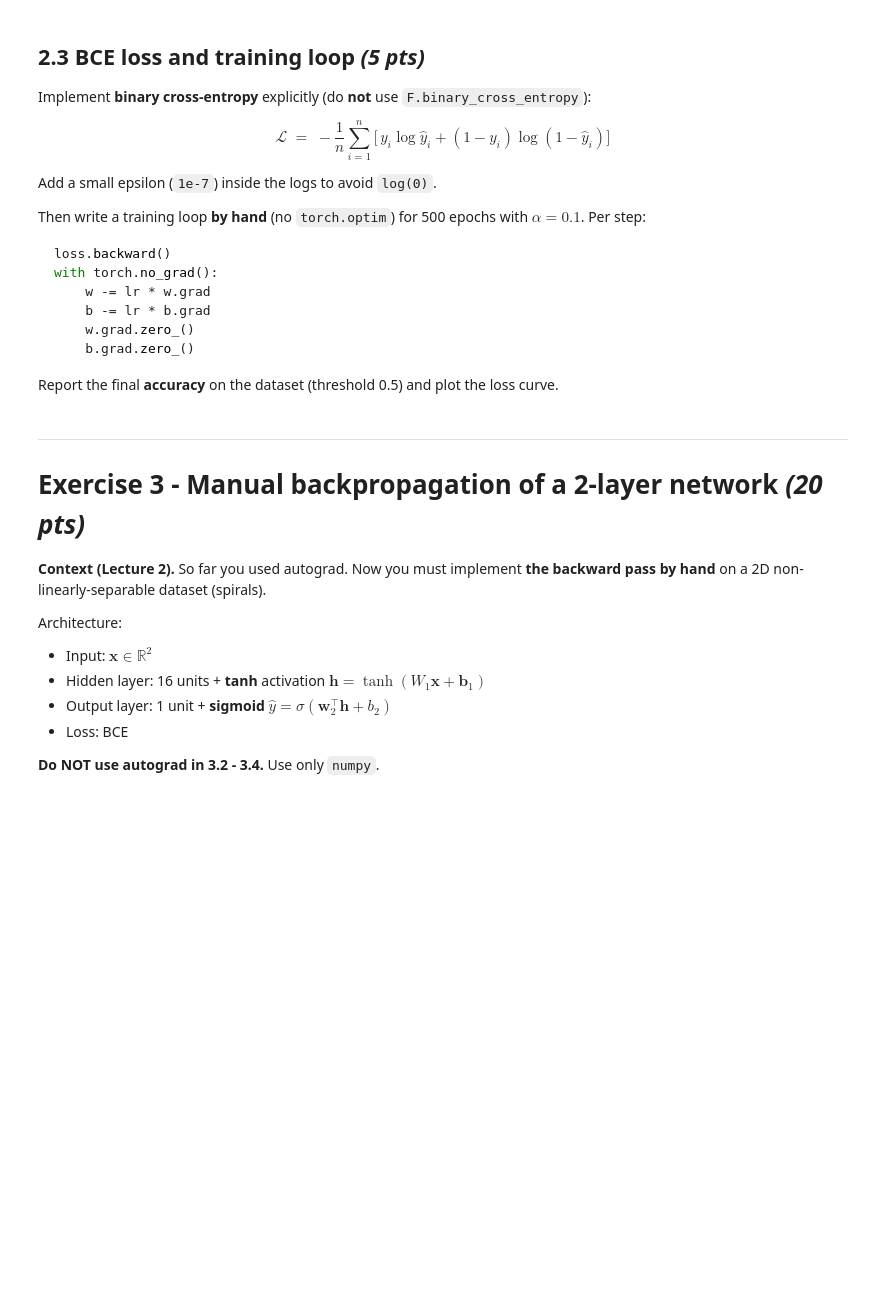
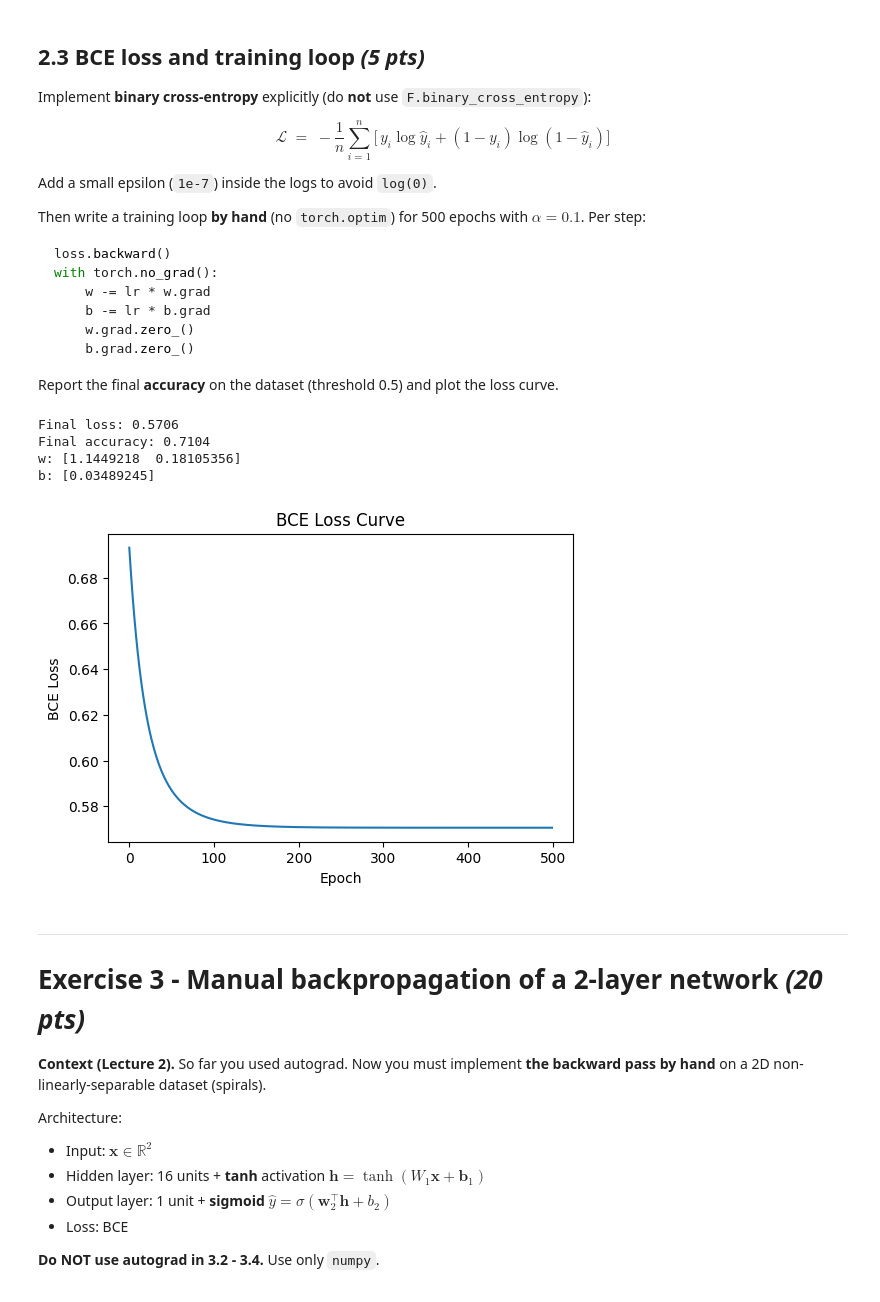
Before and after one commit to SusanaGonzales/Personal, a Jupyter notebook: homework_1/code-Part 2.ipynb, the cells around one changed output. Cells and saved outputs as stored; diff of their text form; code cells hidden in the pictures; blank space fills up the shorter version.

```diff
--- a/homework_1/code-Part 2.ipynb
+++ b/homework_1/code-Part 2.ipynb
@@ -277,8 +279,8 @@ df = pd.read_csv(DATA_DIR / "diabetes.csv")
 
 # TODO: build X (shape (n, 2)) with columns 'bmi' and 'age', and y (shape (n,))
 # binary using the median of 'target'.
-X = None
-y = None
+X = df[["bmi", "age"]].to_numpy()
+y = (df["target"] > df["target"].median()).astype(np.float32).to_numpy()
 
 # Standardize X (important for sigmoid)
 X = (X - X.mean(axis=0)) / X.std(axis=0)
@@ -286,6 +288,7 @@ X = (X - X.mean(axis=0)) / X.std(axis=0)
 # Convert to tensors
 X_t = torch.tensor(X, dtype=torch.float32)
 y_t = torch.tensor(y, dtype=torch.float32)
+
 print("X_t:", X_t.shape, "| y_t:", y_t.shape, "| positive rate:", y_t.mean().item())
 
-raise NotImplementedError("Complete 2.1")
+#raise NotImplementedError("Complete 2.1")
@@ -306,13 +311,14 @@ tensors explicitly.
 torch.manual_seed(SEED)
 
 # TODO: create w (shape (2,)) and b (shape (1,)) as torch tensors with requires_grad=True
-w = None
-b = None
+w = torch.zeros(2, requires_grad=True)
+b = torch.zeros(1, requires_grad=True)
 
 def forward(X):
-    \"\"\"Return sigmoid(X @ w + b), shape (n,).\"\"\"
+    #\"\"\"Return sigmoid(X @ w + b), shape (n,).\"\"\"
     # TODO
-    raise NotImplementedError("Complete forward")
+    return torch.sigmoid(X @ w + b)
+    #raise NotImplementedError("Complete forward")
 
 # Sanity check (will only run after you complete the cell above)
 y_hat0 = forward(X_t)
@@ -346,15 +354,56 @@ curve.
 # %%
 # 2.3 - BCE + manual training loop
 def bce(y_hat, y):
-    \"\"\"Mean binary cross-entropy.\"\"\"
+    #\"\"\"Mean binary cross-entropy.\"\"\"
     eps = 1e-7
     # TODO
-    raise NotImplementedError("Complete bce")
+    return -torch.mean(y * torch.log(y_hat + eps) + (1 - y) * torch.log(1 - y_hat + eps))
+    #raise NotImplementedError("Complete bce")
 
 # TODO: write the training loop (500 epochs, lr=0.1) using forward, bce,
 # loss.backward() and the manual SGD update shown above.
+lr = 0.1
+n_epochs = 500
+loss_history = []
+
+for epoch in range(n_epochs):
+    y_hat = forward(X_t)
+    loss = bce(y_hat, y_t)
+    loss_history.append(loss.item())
+
+    loss.backward()
+
+    with torch.no_grad():
+        w -= lr * w.grad
+        b -= lr * b.grad
+
+        w.grad.zero_()
+        b.grad.zero_()
 # After training, compute accuracy with threshold 0.5 and plot the loss curve.
-raise NotImplementedError("Complete the training loop")
+with torch.no_grad():
+    y_hat = forward(X_t)
+    y_pred = (y_hat >= 0.5).float()
+    accuracy = (y_pred == y_t).float().mean().item()
+
+print(f"Final loss: {loss_history[-1]:.4f}")
+print(f"Final accuracy: {accuracy:.4f}")
+print("w:", w.detach().numpy())
+print("b:", b.detach().numpy())
+
+# Plot loss curve
+plt.figure(figsize=(6, 4))
+plt.plot(loss_history)
+plt.title("BCE Loss Curve")
+plt.xlabel("Epoch")
+plt.ylabel("BCE Loss")
+plt.show()
+#raise NotImplementedError("Complete the training loop")
+# %% [output]
+Final loss: 0.5706
+Final accuracy: 0.7104
+w: [1.1449218  0.18105356]
+b: [0.03489245]
+[figure, added]
 # %% [markdown]
 ---
 
```
Also changed, not shown: parts of 30 cells of this notebook.
